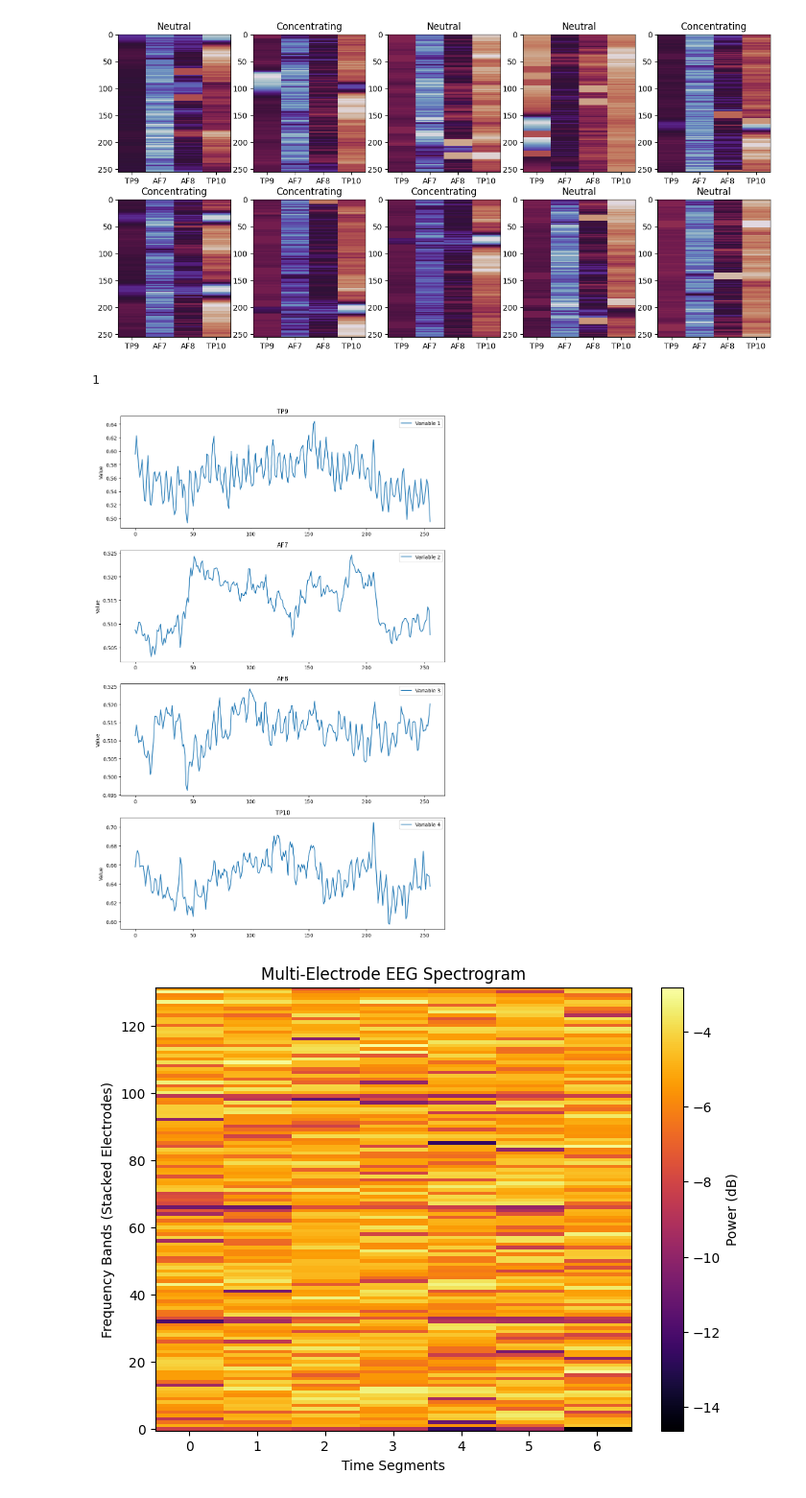
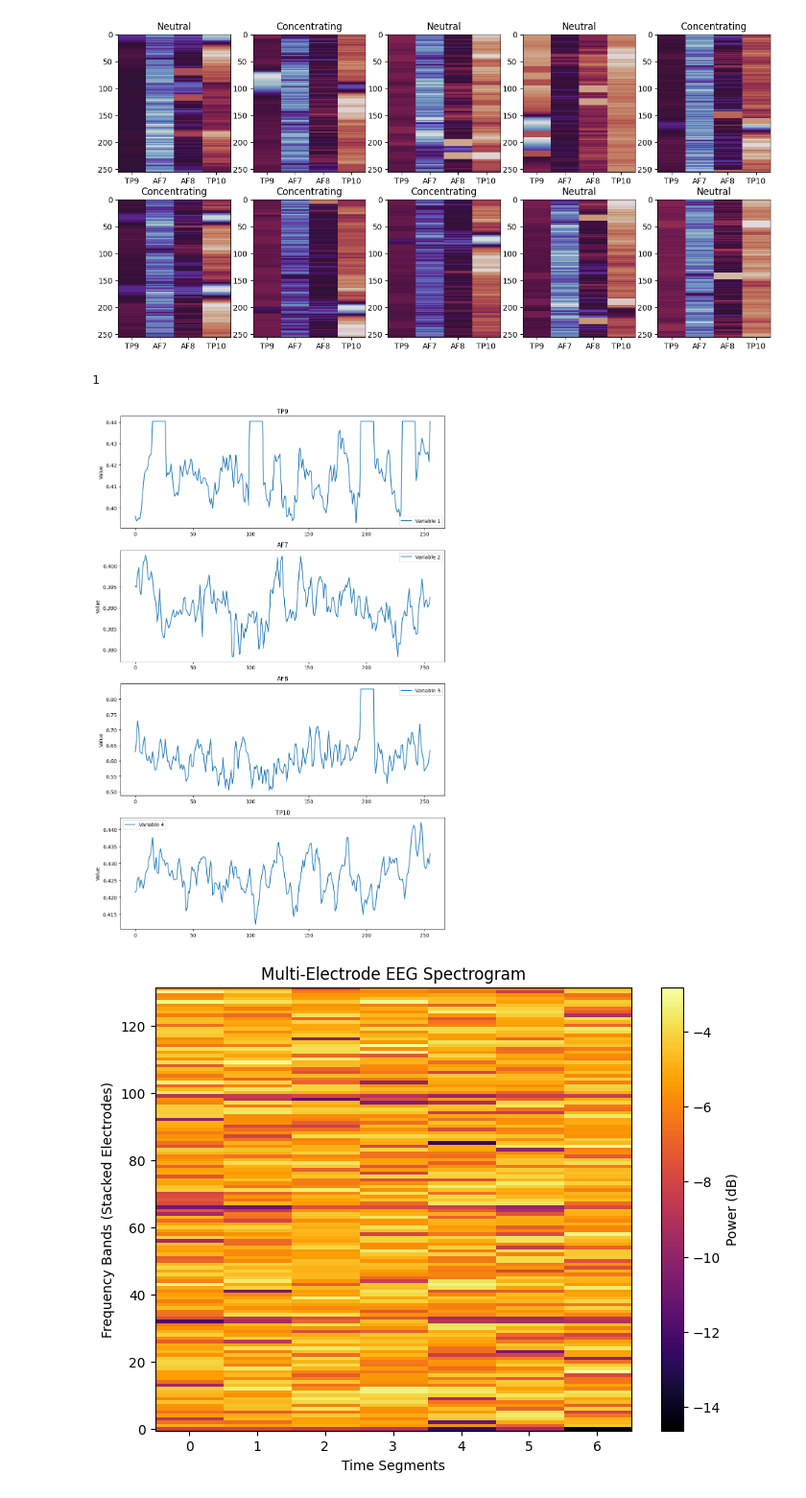
Before and after one commit to JP-Vela/BioHack2025, a Jupyter notebook: classify.ipynb, the cells around one changed output. Shown at 96% size. Cells and saved outputs as stored; diff of their text form; code cells hidden in the pictures.

Commit message:
Changed some model stuff

```diff
--- a/classify.ipynb
+++ b/classify.ipynb
@@ -20,8 +20,11 @@ for class_name in classes:
     datasets = datasets_df[datasets_df['filenames'].str.contains(class_name)]
 
     for filename in datasets['filenames']:
-        if "Jonny" not in filename:
+        if not ("Josh_concentrating" in filename or "Josh_neutral" in filename):
             continue
+
+        print(filename, class_name)
+
         sub_df = pd.read_csv(f"{dataset_dir}/{filename}")
         cutoff = int(sub_df.shape[0]*0.90)
         train_raw, test_raw = sub_df.iloc[:cutoff], sub_df.iloc[cutoff:]#train_test_split(sub_df, test_size=0.2, random_state=42, shuffle=False)
@@ -33,6 +36,21 @@ for class_name in classes:
         # NOTE: Split the data after reading, THEN perform sliding window
 
         # TRAINING DATA
+        train_windows = []
+        row=0
+        while row+window_size < train_raw.shape[0]:
+            train_windows.append(train_raw.iloc[row:row+window_size])
+            row+=int(window_size*0.2)
+
+        # Testing Data
+        test_windows = []
+        row=0
+        while row+window_size < test_raw.shape[0]:
+            test_windows.append(test_raw.iloc[row:row+window_size])
+            row+=int(window_size*0.2)
+
+
+        """# TRAINING DATA
         train_windows = []
         cur_window = []
         sample_count = 0
@@ -66,7 +84,7 @@ for class_name in classes:
                 sample_count = 0
                 row-=int(window_size*0.8)
 
-            row+=1
+            row+=1"""
 
         # duplicates = 0
         # for u in train_windows:
@@ -154,7 +175,9 @@ def transform_set(scalar, data, fit=False):
 # %%
 #Normalize the data
 from sklearn.preprocessing import MinMaxScaler
-X_scalar = MinMaxScaler()
+from sklearn.preprocessing import RobustScaler
+# X_scalar = MinMaxScaler()
+X_scalar = RobustScaler()
 X_train_scaled = transform_set(X_scalar, X_train, fit=True)
 X_test_scaled = transform_set(X_scalar, X_test, fit=False)
 # %%
@@ -231,5 +254,5 @@ Model: "sequential_16"
  Trainable params: 986,209 (3.76 MB)
  Non-trainable params: 0 (0.00 B)
 # %%
-model.fit(X_train_scaled, y_train, epochs=500, validation_data=(X_test_scaled, y_test))
+model.fit(X_train_scaled, y_train, epochs=100, validation_data=(X_test_scaled, y_test))
 # %% [output]
@@ -344,12 +368,12 @@ def plot_sample(sample):
     # Display the plot
     plt.show()
 # %%
-a = 9
+a = 2
 print(y_train[a])
 plot_sample(X_train_scaled[a])
 # %% [output]
 1
-[figure, old version]
+[figure, new version]
 # %%
 eeg_data = X_train_scaled[1]  # Simulated EEG data
 
```
Also changed, not shown: parts of 11 cells of this notebook, 14 other files.
